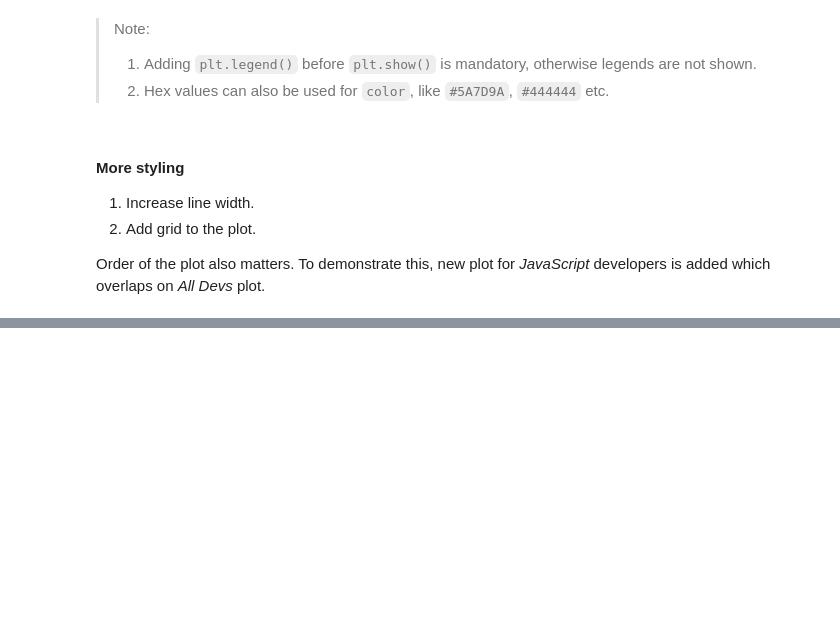
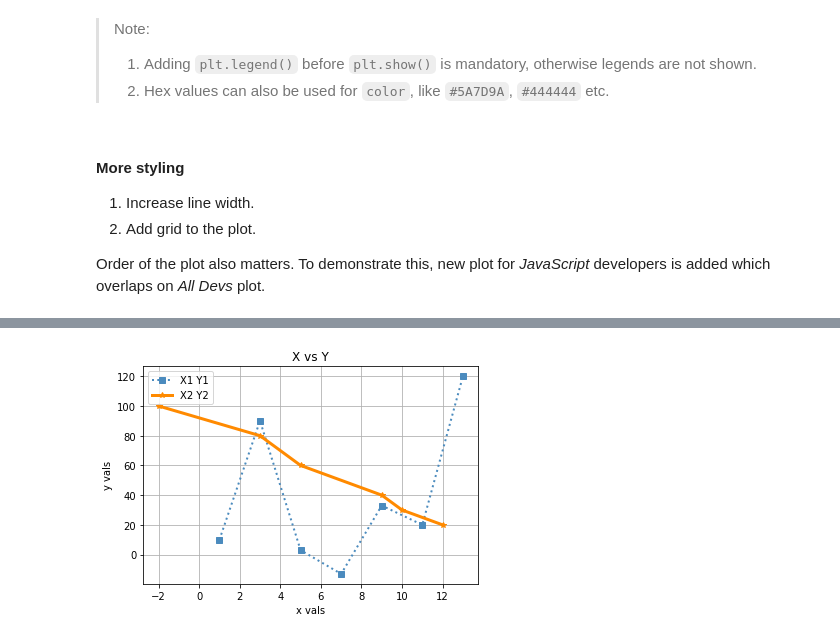
Before and after one commit to DheemanthBhat/ML-Libraries, a Jupyter notebook: 3 Matplotlib/Matplotlib Tutorial - PART 1.ipynb, the cells around one changed output, grey strips where cells are left out. Drawn from its saved outputs; the diff is of its cells as text; code cells hidden in the pictures; blank space fills up the shorter version.

```diff
--- a/3 Matplotlib/Matplotlib Tutorial - PART 1.ipynb
+++ b/3 Matplotlib/Matplotlib Tutorial - PART 1.ipynb
@@ -147,0 +163,21 @@ plt.show()
+# %%
+import matplotlib.pyplot as plt
+
+x1_vals = [1, 3, 5, 7, 9, 11, 13]  # Plot 1: x-axis has 7 elements.
+y1_vals = [10, 90, 3, -13, 33, 20, 120]  # Plot 1: y-axis must also have 7 elements.
+
+x2_vals = [-2, 3, 5, 9, 10, 12]  # Plot 2: x-axis has 6 elements.
+y2_vals = [100, 80, 60, 40, 30, 20]  # Plot 2: y-axis must also have 6 elements.
+
+plt.plot(x1_vals, y1_vals, marker="s", linestyle=":", color="#4B8BBE", linewidth=2, label="X1 Y1")
+plt.plot(x2_vals, y2_vals, marker="*", linestyle="-", color="#FF8A00", linewidth=3, label="X2 Y2")
+
+plt.xlabel("x vals")
+plt.ylabel("y vals")
+plt.title("X vs Y")
+plt.legend()
+plt.grid()
+
+plt.show()
+# %% [output]
+[figure, added]
```
Also changed, not shown: parts of 6 cells of this notebook, 3 other files.
